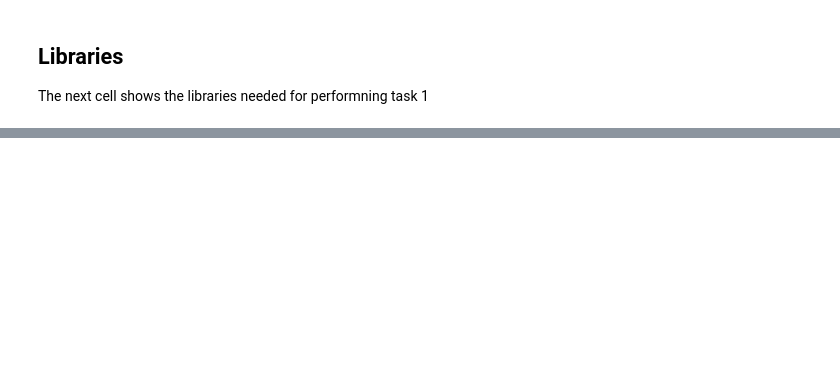
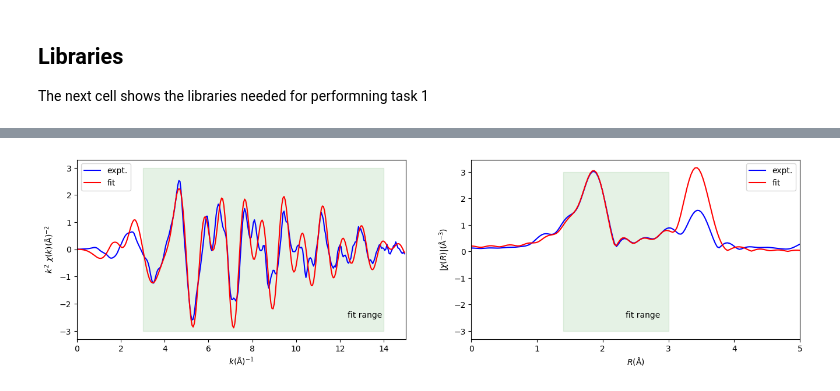
Before and after one commit to UK-Catalysis-Hub/XAS-Workflow-Demo, a Jupyter notebook: larch_workflow/FeS_example.ipynb, the cells around one changed output, grey strips where cells are left out. Cells and saved outputs as stored; diff of their text form; code cells hidden in the pictures; blank space fills up the shorter version.

```diff
--- a/larch_workflow/FeS_example.ipynb
+++ b/larch_workflow/FeS_example.ipynb
@@ -201,0 +322,5 @@ True
+# %%
+chikr_p = fit_manager.plot_chikr(dset,fit_vars['rmin'],fit_vars['rmax'],fit_vars['kmin'],fit_vars['kmax'])
+chikr_p.show()
+# %% [output]
+[figure, added]
```
Also changed, not shown: parts of 37 cells of this notebook, 11 other files.
